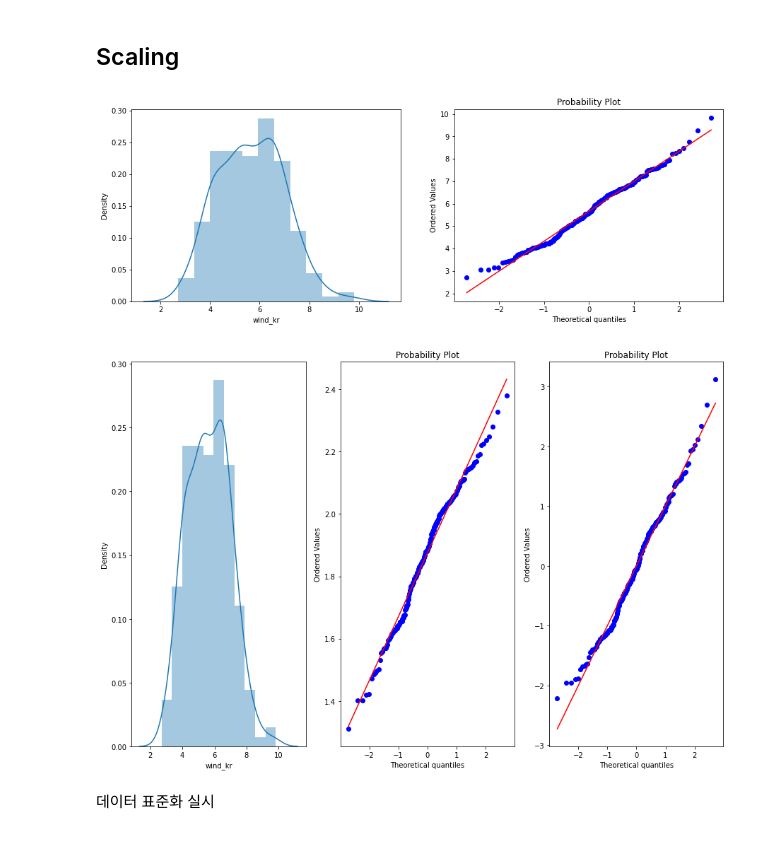
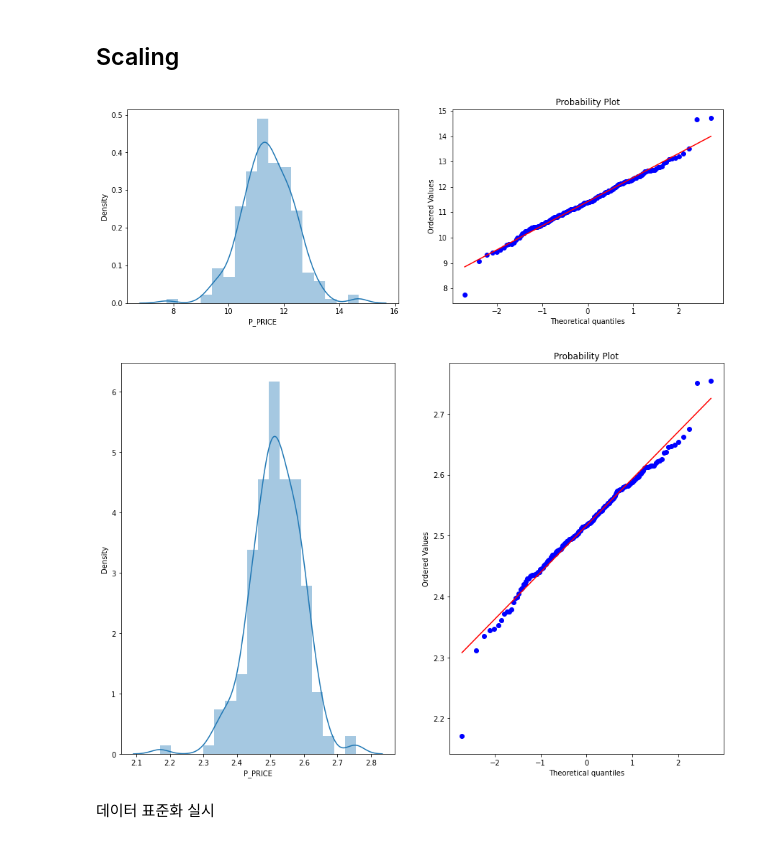
Before and after one commit to Yeony54/Project_Seafood_Import_Price_Prediction, a Jupyter notebook: 전처리 가설 검증 (어종별 모델).ipynb, the cells around one changed output. Drawn from its saved outputs; the diff is of its cells as text; code cells hidden in the pictures.

```diff
--- a/전처리 가설 검증 (어종별 모델).ipynb
+++ b/전처리 가설 검증 (어종별 모델).ipynb
@@ -881,21 +808,14 @@ for i in columns:
 # %%
-from scipy import stats
-
 fig = plt.figure(figsize = (15,10))
 
 for i in columns:
 
-  if i == 'P_PRICE':
-    fig.add_subplot(131)
-    sns.distplot(df_salmon_add[i])
-
+  if i == 'wind_kr':
+    fig.add_subplot(121)
     df_copy = df_salmon_add.copy()
     df_copy[i] = np.log1p(df_copy[i])
-    fig.add_subplot(132)
+    sns.distplot(df_copy[i])
+
+    fig.add_subplot(122)
     stats.probplot(df_copy[i], dist=stats.norm, plot=plt)
-
-    df_copy1 = df_salmon_add.copy()
-    df_copy1[i] = (df_copy1[i] - df_copy1[i].mean()) / df_copy1[i].std()
-    fig.add_subplot(133)
-    stats.probplot(df_copy1[i], dist=stats.norm, plot=plt)
 # %% [output]
@@ -1240,40 +1150,36 @@ LinearRegression(copy_X=True, fit_intercept=True, n_jobs=None, normalize=False)
 # %% [markdown]
 ## Scaling
 # %%
+# Before Scaling
+
 columns = ['wind_kr','temperature_kr','water_temp_kr','rain','wind','temperature','oil','cpi_total','cpi_fish','exchange','P_PRICE']
 
 for i in columns:
 
-  if i == 'wind_kr':
+  if i == 'P_PRICE':
     f, ax = plt.subplots(figsize = (15, 5))
     plt.subplot(121)
     sns.distplot(df_whiteleg_shrimp_add[i])
     plt.subplot(122)
     stats.probplot(df_whiteleg_shrimp_add[i] , plot=plt)
 # %% [output]
-[figure, old version]
+[figure, new version]
 # %%
-from scipy import stats
-
 fig = plt.figure(figsize = (15,10))
 
 for i in columns:
 
-  if i == 'wind_kr':
-    fig.add_subplot(131)
-    sns.distplot(df_whiteleg_shrimp_add[i])
-
+  if i == 'P_PRICE':
+    fig.add_subplot(121)
     df_copy = df_whiteleg_shrimp_add.copy()
     df_copy[i] = np.log1p(df_copy[i])
-    fig.add_subplot(132)
+
+    sns.distplot(df_copy[i])
+
+    fig.add_subplot(122)
     stats.probplot(df_copy[i], dist=stats.norm, plot=plt)
-
-    df_copy1 = df_whiteleg_shrimp_add.copy()
-    df_copy1[i] = (df_copy1[i] - df_copy1[i].mean()) / df_copy1[i].std()
-    fig.add_subplot(133)
-    stats.probplot(df_copy1[i], dist=stats.norm, plot=plt)
 # %% [output]
-[figure, old version]
+[figure, new version]
 # %% [markdown]
 데이터 표준화 실시
 # %%
```
Also changed, not shown: parts of 80 cells of this notebook.
